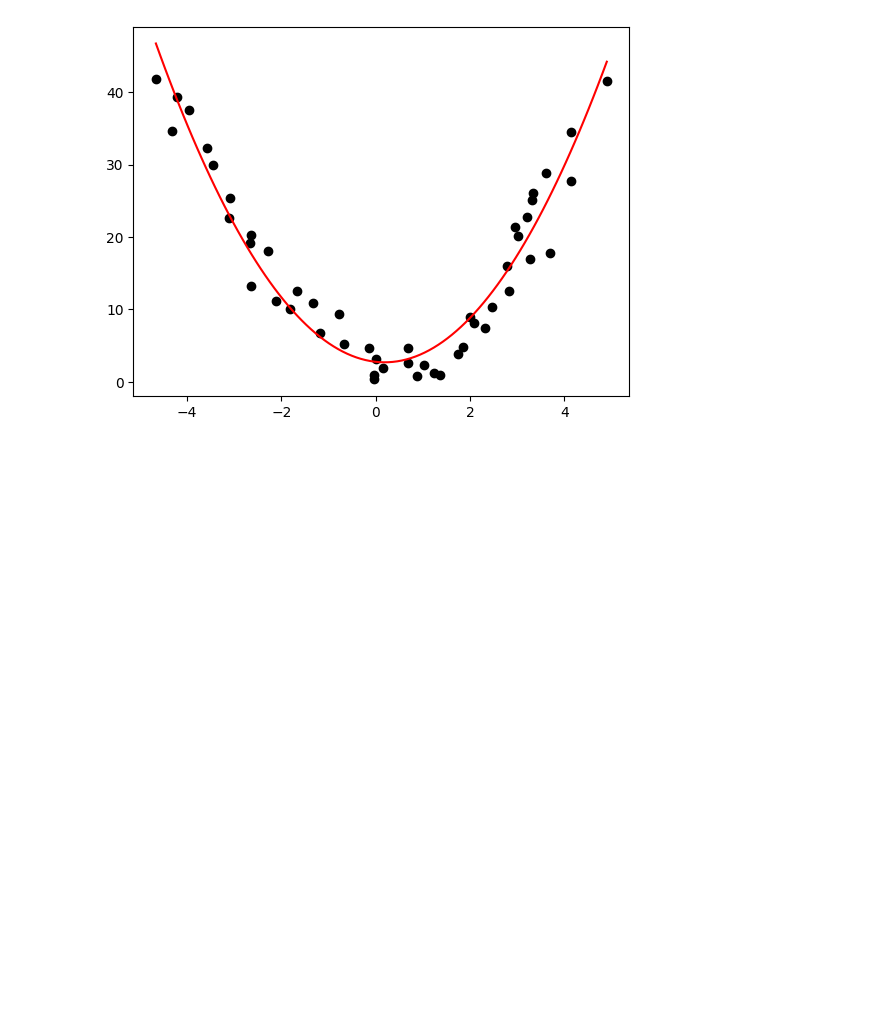
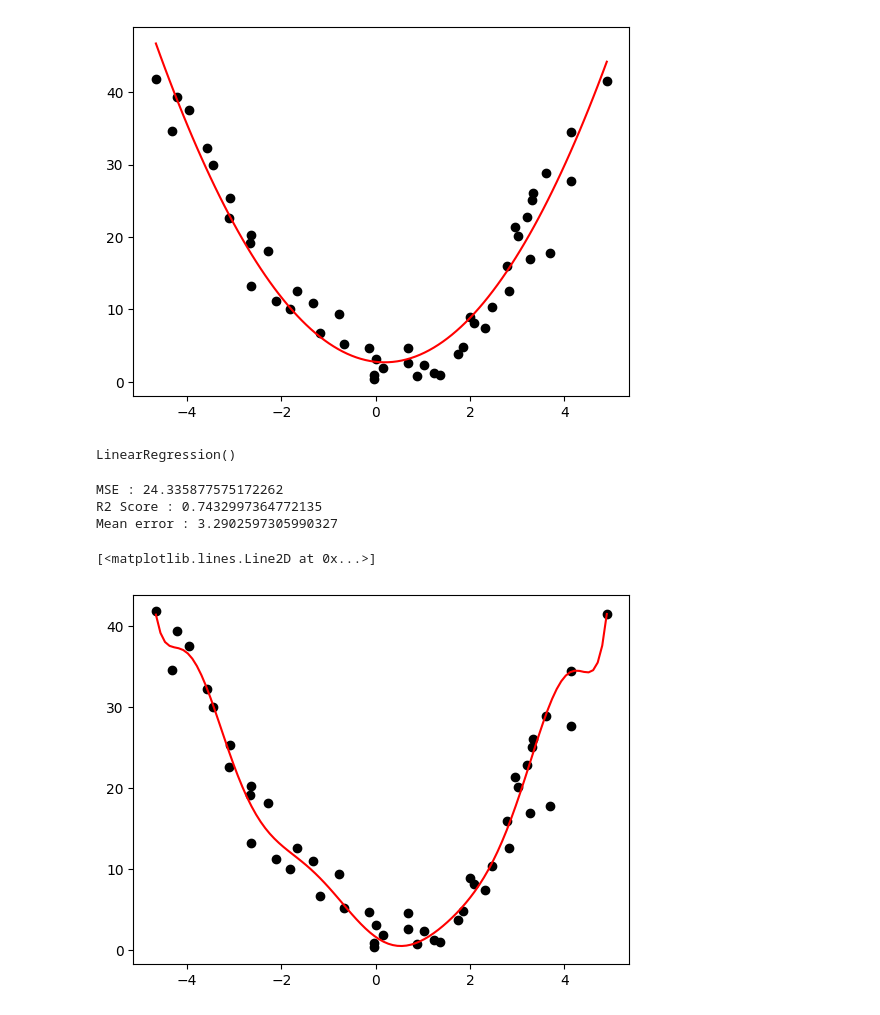
Before and after one commit to ganeshrayphale/Machine_Learning, a Jupyter notebook: ploynomialregression/icecream.ipynb, the cells around one changed output. Cells and saved outputs as stored; diff of their text form; code cells hidden in the pictures; blank space fills up the shorter version.

```diff
--- a/ploynomialregression/icecream.ipynb
+++ b/ploynomialregression/icecream.ipynb
@@ -141,3 +141,14 @@ plt.plot(x_range, polylr.predict(x_range_poly), color="red")
 # %% [output]
 [<matplotlib.lines.Line2D at 0x...>]
 [figure]
+# %%
+poly=PolynomialFeatures(degree=10)
+# %%
+x_train_poly=poly.fit_transform(x_train)
+x_test_poly=poly.fit_transform(x_test)
+# %%
+polylr=LinearRegression()
+# %%
+polylr.fit(x_train_poly,y_train)
+# %% [output]
+LinearRegression()
@@ -143,0 +157,21 @@ plt.plot(x_range, polylr.predict(x_range_poly), color="red")
+# %%
+print('MSE :',mean_squared_error(y_test,y_pred_poly))
+print('R2 Score :',r2_score(y_test,y_pred_poly))
+print('Mean error :',mean_absolute_error(y_test,y_pred_poly))
+# %% [output]
+MSE : 24.335877575172262
+R2 Score : 0.7432997364772135
+Mean error : 3.2902597305990327
+# %%
+import numpy as np
+import matplotlib.pyplot as plt
+
+plt.scatter(x, y, color="black")
+
+x_range = np.linspace(x.min(), x.max(), 100).reshape(-1,1)
+x_range_poly = poly.transform(x_range)
+
+plt.plot(x_range, polylr.predict(x_range_poly), color="red")
+# %% [output]
+[<matplotlib.lines.Line2D at 0x...>]
+[figure, added]
```
Also changed, not shown: parts of 2 cells of this notebook, 2 other files.
